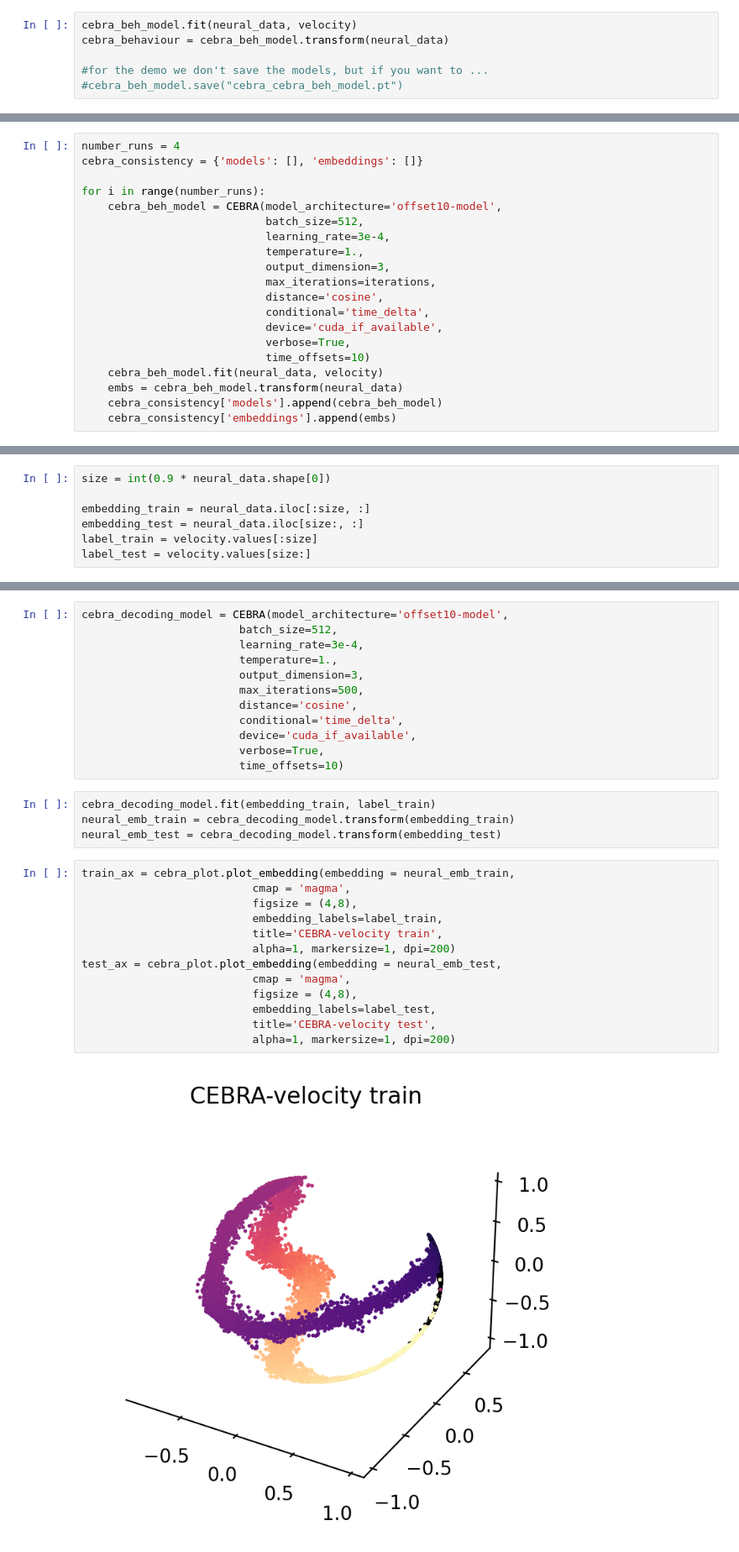
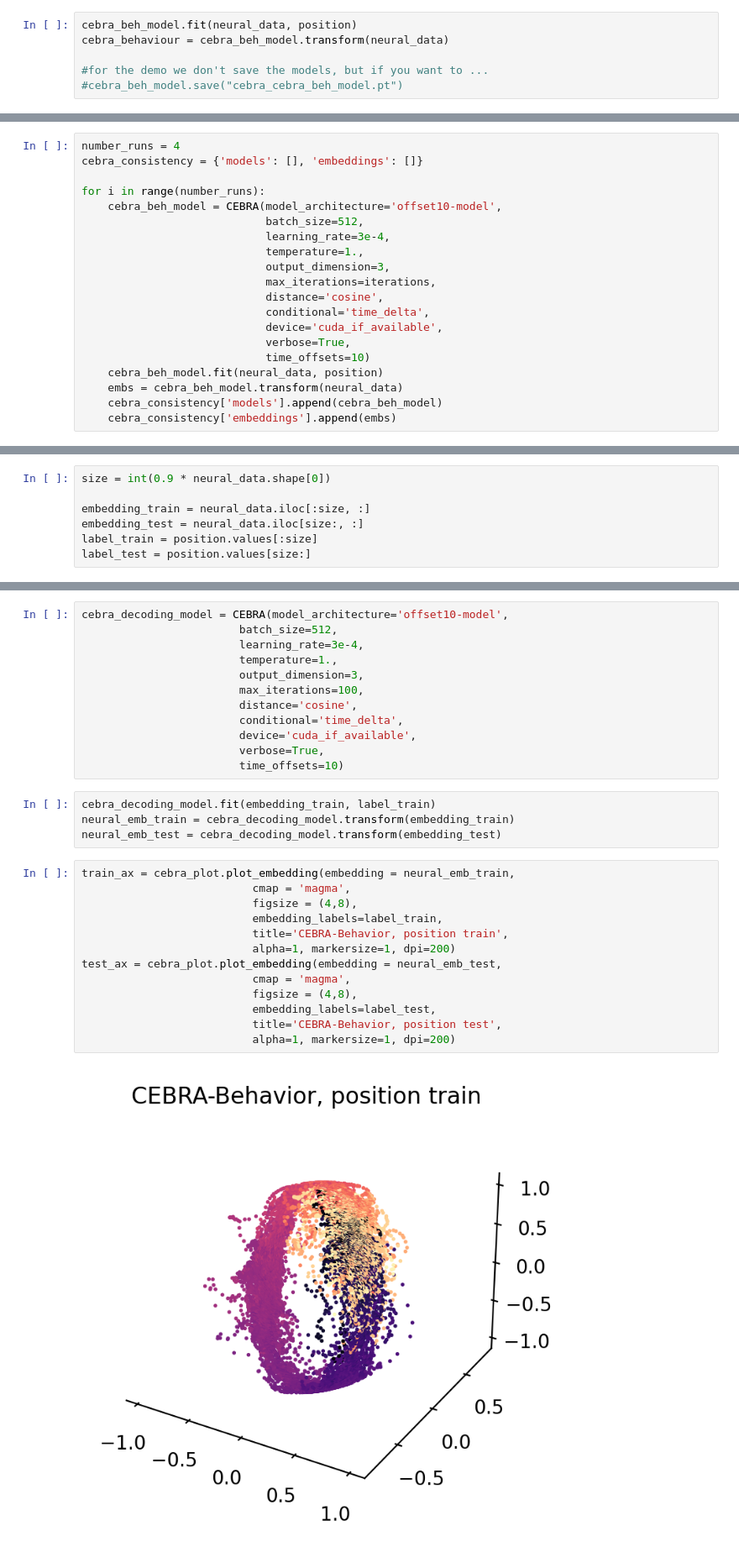
Before and after one commit to obarnstedt/LINdoscope2023, a Jupyter notebook: notebooks/CEBRA_LINdoscope2023_2Pdemo.ipynb, the cells around one changed output, grey strips where cells are left out. Shown at 84% size. Drawn from its saved outputs; the diff is of its cells as text.

```diff
--- a/notebooks/CEBRA_LINdoscope2023_2Pdemo.ipynb
+++ b/notebooks/CEBRA_LINdoscope2023_2Pdemo.ipynb
@@ -191,7 +193,7 @@ cebra_beh_model = CEBRA(model_architecture='offset10-model',
                         verbose=True,
                         time_offsets=10)
 # %%
-cebra_beh_model.fit(neural_data, velocity)
+cebra_beh_model.fit(neural_data, position)
 cebra_behaviour = cebra_beh_model.transform(neural_data)
 
 #for the demo we don't save the models, but if you want to ...
@@ -248,7 +251,7 @@ for i in range(number_runs):
                             device='cuda_if_available',
                             verbose=True,
                             time_offsets=10)
-    cebra_beh_model.fit(neural_data, velocity)
+    cebra_beh_model.fit(neural_data, position)
     embs = cebra_beh_model.transform(neural_data)
     cebra_consistency['models'].append(cebra_beh_model)
     cebra_consistency['embeddings'].append(embs)
@@ -345,8 +350,8 @@ size = int(0.9 * neural_data.shape[0])
 
 embedding_train = neural_data.iloc[:size, :]
 embedding_test = neural_data.iloc[size:, :]
-label_train = velocity.values[:size]
-label_test = velocity.values[size:]
+label_train = position.values[:size]
+label_test = position.values[size:]
 # %% [markdown]
 - we train again here since it's only on a fraction of the data:
 # %%
@@ -355,7 +360,7 @@ cebra_decoding_model = CEBRA(model_architecture='offset10-model',
                         learning_rate=3e-4,
                         temperature=1.,
                         output_dimension=3,
-                        max_iterations=500,
+                        max_iterations=100,
                         distance='cosine',
                         conditional='time_delta',
                         device='cuda_if_available',
@@ -368,15 +373,15 @@ neural_emb_test = cebra_decoding_model.transform(embedding_test)
 # %%
 train_ax = cebra_plot.plot_embedding(embedding = neural_emb_train,
                           cmap = 'magma',
                           figsize = (4,8),
                           embedding_labels=label_train,
-                          title='CEBRA-velocity train',
+                          title='CEBRA-Behavior, position train',
                           alpha=1, markersize=1, dpi=200)
 test_ax = cebra_plot.plot_embedding(embedding = neural_emb_test,
                           cmap = 'magma',
                           figsize = (4,8),
                           embedding_labels=label_test,
-                          title='CEBRA-velocity test',
+                          title='CEBRA-Behavior, position test',
                           alpha=1, markersize=1, dpi=200)
 # %% [output]
-[figure, old version]
+[figure, new version]
```
Also changed, not shown: parts of 12 cells of this notebook.
